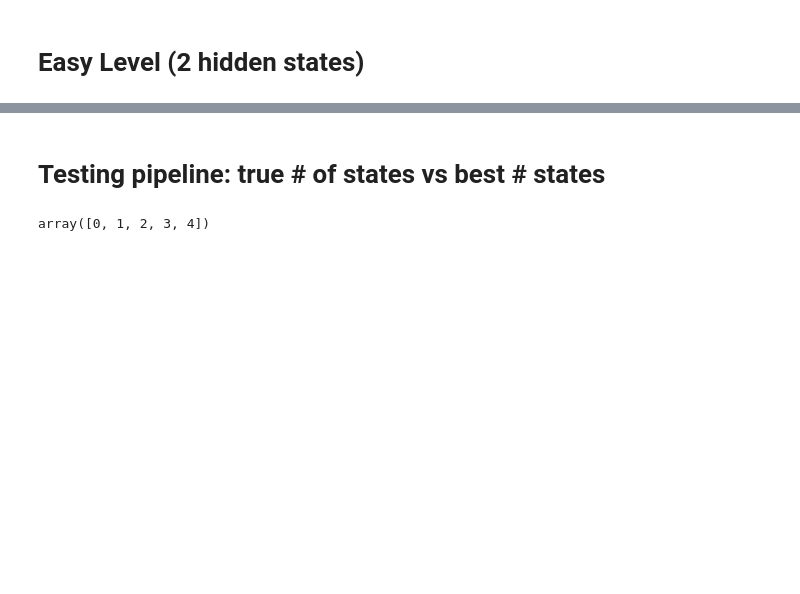
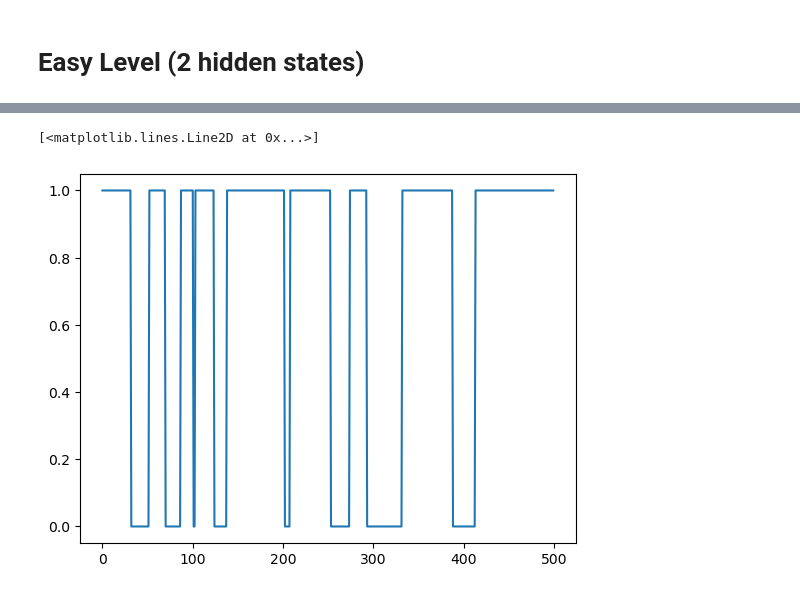
Before and after one commit to weixuanliu11/flytrack, a Jupyter notebook: model/glmhmm/dummy fitting.ipynb, the cells around one changed output, grey strips where cells are left out. Cells and saved outputs as stored; diff of their text form; code cells hidden in the pictures; blank space fills up the shorter version.

Commit message:
testing

```diff
--- a/model/glmhmm/dummy fitting.ipynb
+++ b/model/glmhmm/dummy fitting.ipynb
@@ -1249,3 +357,8 @@ model_pred.mostprob_states(X, Y), states
+# %%
+plt.plot(range(len(pred_states)), pred_states)
+# %% [output]
+[<matplotlib.lines.Line2D at 0x...>]
+[figure, added]
 # %%
 N=500
 K=3
@@ -1253,20 +366,3 @@ D=4
 dim_output=2
 # %%
 for k in
-# %% [markdown]
-# Testing pipeline: true # of states vs best # states
-# %%
-# Given Y, X
-true_states = np.arange(5)+1 #1-5
-for true_state in true_states:
-    val_lls, aris, res_params = OptStateCV_traj(Y, \
-        model = "glmhmm", states_cands=[1,2,3,4,5], \
-        inpts=X, num_init=3, obs_dist="gaussian", verbose=False)
-
-    # val_lls: (len(states_cands), n_folds, num_init)  # array to store performance results
-    # aris: (len(states_cands), n_folds)
-    # res_params[num_states]['ws'], res_params[num_states]["As"], res_params[num_states]["pi0"]
-
-    # TODO: Choose the optimal # of states
-# %% [output]
-array([0, 1, 2, 3, 4])
```
Also changed, not shown: parts of 23 cells of this notebook, 8 other files.
